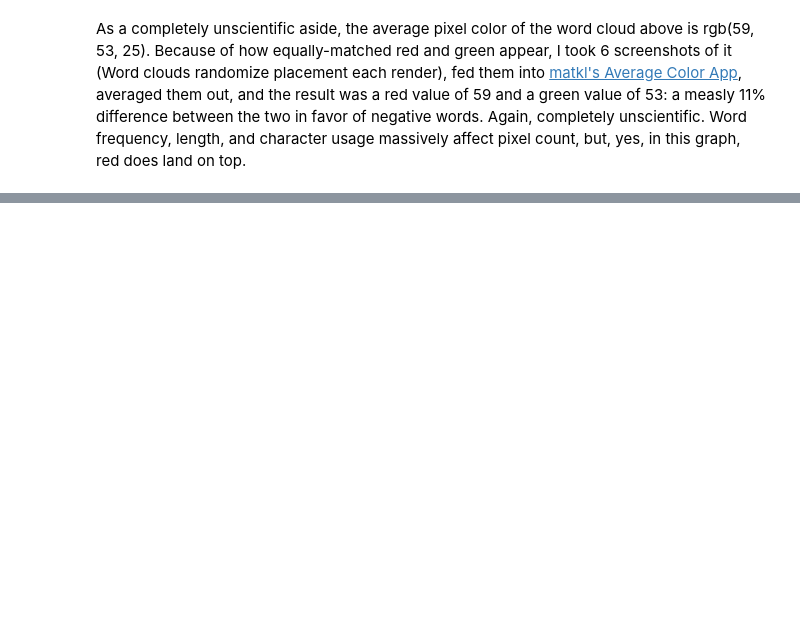
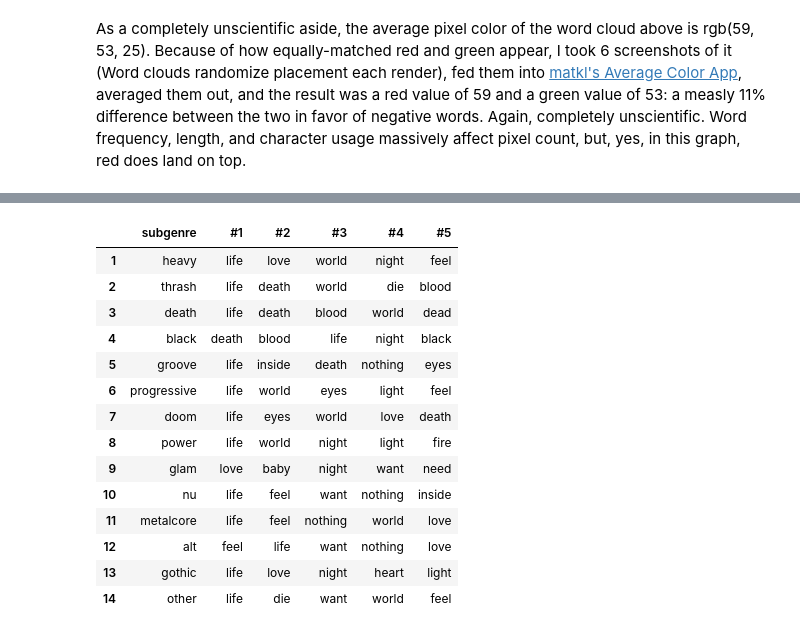
Before and after one commit to wanderson33245/The-Metal-Corpus, a Jupyter notebook: The Metal Corpus.ipynb, the cells around one changed output, grey strips where cells are left out. Saved outputs shown, nothing was run; the diff lists cells and outputs as text; code cells hidden in the pictures; blank space fills up the shorter version.

```diff
--- a/The Metal Corpus.ipynb
+++ b/The Metal Corpus.ipynb
@@ -469,0 +502,37 @@ As a completely unscientific aside, the average pixel color of the word cloud ab
+# %%
+results = {}
+for subgenre in subgenres:
+    df_sub = df_words[~df_words['word'].isin(stop_words)].copy()
+    df_sub = df_sub[df_sub[subgenre] > 0]
+    df_sub = df_sub.sort_values(subgenre, ascending=False).head(5)
+    results[subgenre] = list(zip(df_sub['word'], df_sub[subgenre]))
+
+rows = []
+for subgenre in subgenres:
+    if subgenre in results:
+        words = [w for w, c in results[subgenre]]
+        rows.append([subgenre] + words)
+
+df_transposed = pd.DataFrame(rows, columns=['subgenre', '#1', '#2', '#3', '#4', '#5'])
+df_transposed.index = range(1, len(df_transposed) + 1)
+
+display(df_transposed.style.map(
+    lambda x: 'font-weight: bold',
+    subset=['#1']
+))
+# %% [output]
+|  | subgenre | #1 | #2 | #3 | #4 | #5 |
+| 1 | heavy | life | love | world | night | feel |
+| 2 | thrash | life | death | world | die | blood |
+| 3 | death | life | death | blood | world | dead |
+| 4 | black | death | blood | life | night | black |
+| 5 | groove | life | inside | death | nothing | eyes |
+| 6 | progressive | life | world | eyes | light | feel |
+| 7 | doom | life | eyes | world | love | death |
+| 8 | power | life | world | night | light | fire |
+| 9 | glam | love | baby | night | want | need |
+| 10 | nu | life | feel | want | nothing | inside |
+| 11 | metalcore | life | feel | nothing | world | love |
+| 12 | alt | feel | life | want | nothing | love |
+| 13 | gothic | life | love | night | heart | light |
+| 14 | other | life | die | want | world | feel |
```
Also changed, not shown: parts of 18 cells of this notebook.
